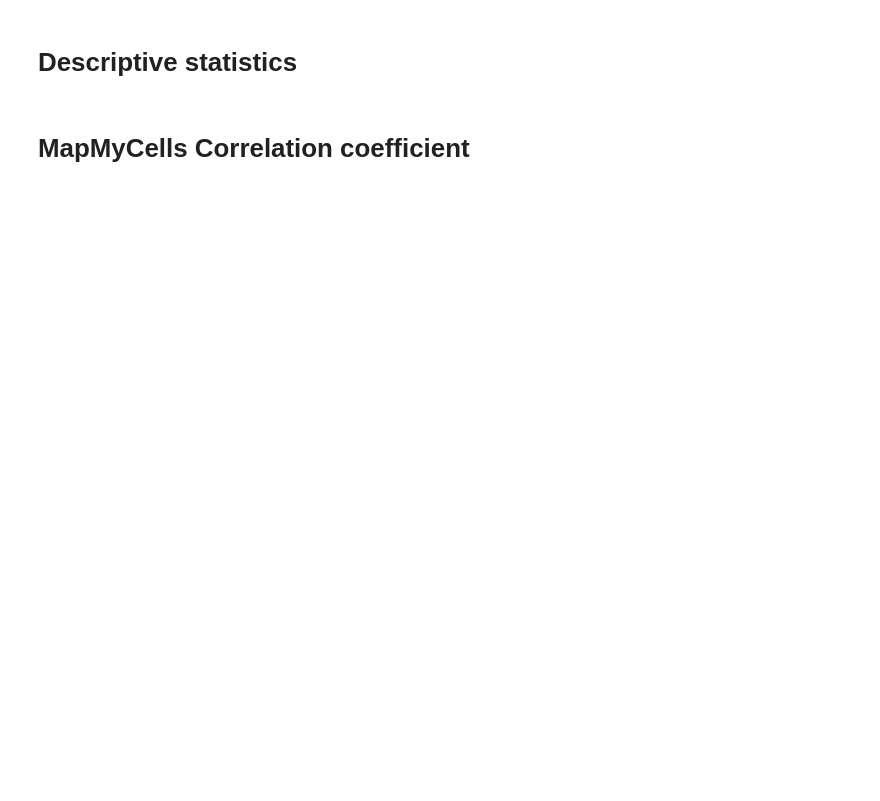
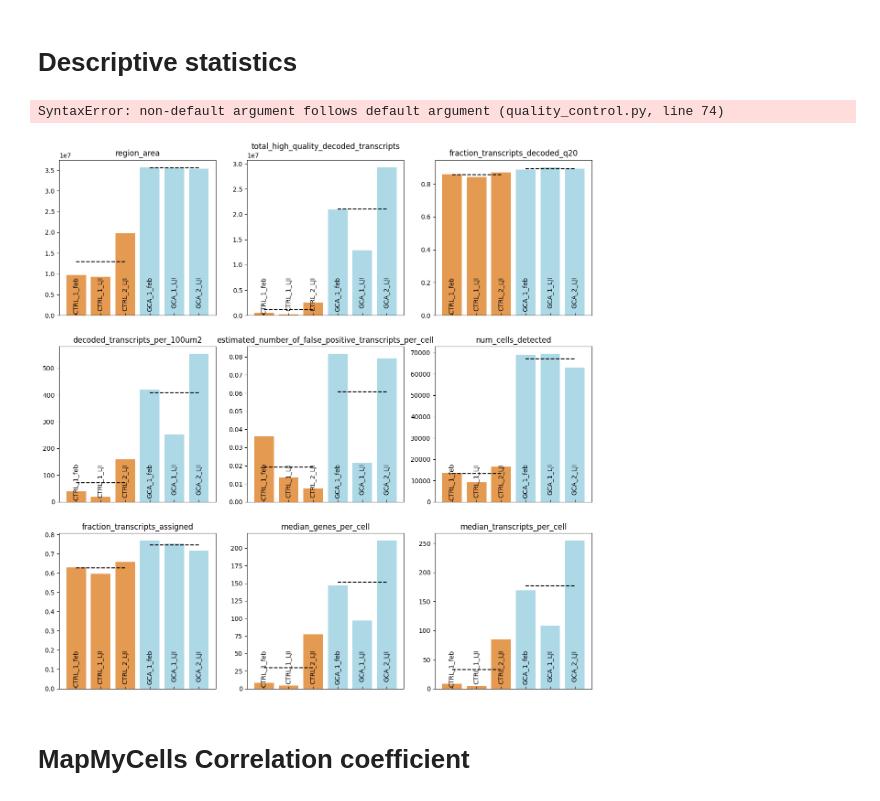
Before and after one commit to Carboneinerte/Xenium-workflow, a Jupyter notebook: Quality_control.ipynb, the cells around one changed output. Drawn from its saved outputs; the diff is of its cells as text; code cells hidden in the pictures; blank space fills up the shorter version.

Commit message:
update for arteries dataset use

```diff
--- a/Quality_control.ipynb
+++ b/Quality_control.ipynb
@@ -44,7 +44,8 @@
 # run_name = 'brain-panel'
 # path_to_data = 'I:\Xenium\Hugo'
 
-samples_ids_arteries = ["CONTROLS_1_febuary", "CONTROLS_1_LJI", "CONTROLS_2_LJI", "GCA_1_febuary", "GCA_1_LJI", "GCA_2_LJI"]
+samples_ids_arteries_CTRL = ["CTRL_1_feb", "CTRL_1_LJI", "CTRL_2_LJI"]
+samples_ids_arteries_GCA =  ["GCA_1_feb", "GCA_1_LJI", "GCA_2_LJI"]
 run_name = 'arteries-core'
 
 
@@ -62,18 +63,25 @@ from quality_control import desc_metrics
 
 desc_metrics(samples_ids = samples_ids_arteries,
              path_to_data = path_to_data,
+             run_name = run_name,
              reference = False,
              plot_average=False,
              path_to_plot= path_to_plot,
              save_plot=False)
+# %% [output]
+SyntaxError: non-default argument follows default argument (quality_control.py, line 74)
 # %%
 from quality_control import desc_metrics_double
 
-desc_metrics_double(samples_ids_1 = samples_ids_Salk,
-                    samples_ids_2= samples_ids_IGM,
+desc_metrics_double(samples_ids_1 = samples_ids_arteries_CTRL,
+                    samples_ids_2= samples_ids_arteries_GCA,
              path_to_data = path_to_data,
+             run_name = run_name,
+             reference = False,
              path_to_plot= path_to_plot,
-             save_plot=False)
+             save_plot=True)
+# %% [output]
+[figure, added]
 # %% [markdown]
 # MapMyCells Correlation coefficient
 # %%
```
Also changed, not shown: 2 other files.
